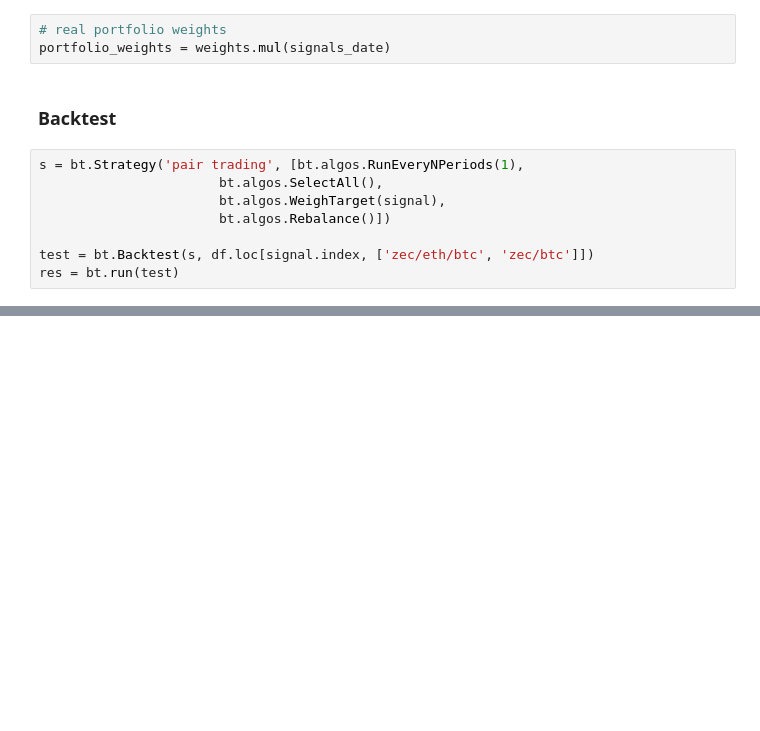
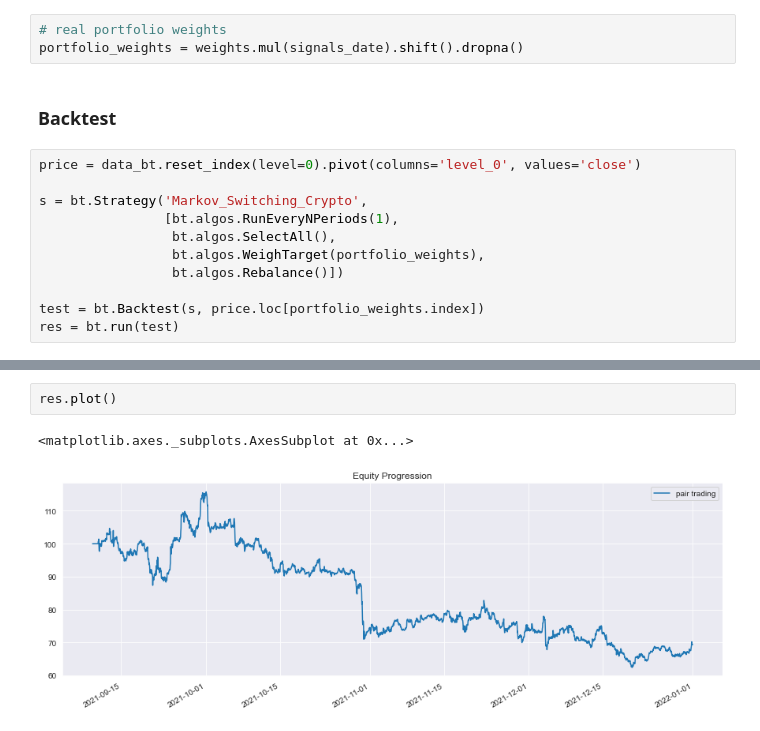
Before and after one commit to CoookieYou/Markov-Switching-Crypto-Portfolio, a Jupyter notebook: backtest.ipynb, the cells around one changed output, grey strips where cells are left out. Saved outputs shown, nothing was run; the diff lists cells and outputs as text; blank space fills up the shorter version.

Commit message:
Update back test set up

```diff
--- a/backtest.ipynb
+++ b/backtest.ipynb
@@ -182,14 +182,17 @@ weights.dropna().head()
 | 2021-09-05 04:00:00 | 1.405672e-16 | 0.651628 | 0.1779 | 0.035966 | 0.111223 | 0.023284 | -3.285586e-16 |
 # %%
 # real portfolio weights
-portfolio_weights = weights.mul(signals_date)
+portfolio_weights = weights.mul(signals_date).shift().dropna()
 # %% [markdown]
 ### Backtest
 # %%
-s = bt.Strategy('pair trading', [bt.algos.RunEveryNPeriods(1),
-                       bt.algos.SelectAll(),
-                       bt.algos.WeighTarget(signal),
-                       bt.algos.Rebalance()])
+price = data_bt.reset_index(level=0).pivot(columns='level_0', values='close')
 
-test = bt.Backtest(s, df.loc[signal.index, ['zec/eth/btc', 'zec/btc']])
+s = bt.Strategy('Markov_Switching_Crypto',
+                [bt.algos.RunEveryNPeriods(1),
+                 bt.algos.SelectAll(),
+                 bt.algos.WeighTarget(portfolio_weights),
+                 bt.algos.Rebalance()])
+
+test = bt.Backtest(s, price.loc[portfolio_weights.index])
 res = bt.run(test)
@@ -199,0 +219,5 @@ res.display()
+# %%
+res.plot()
+# %% [output]
+<matplotlib.axes._subplots.AxesSubplot at 0x...>
+[figure, added]
```
Also changed, not shown: parts of 5 cells of this notebook.
